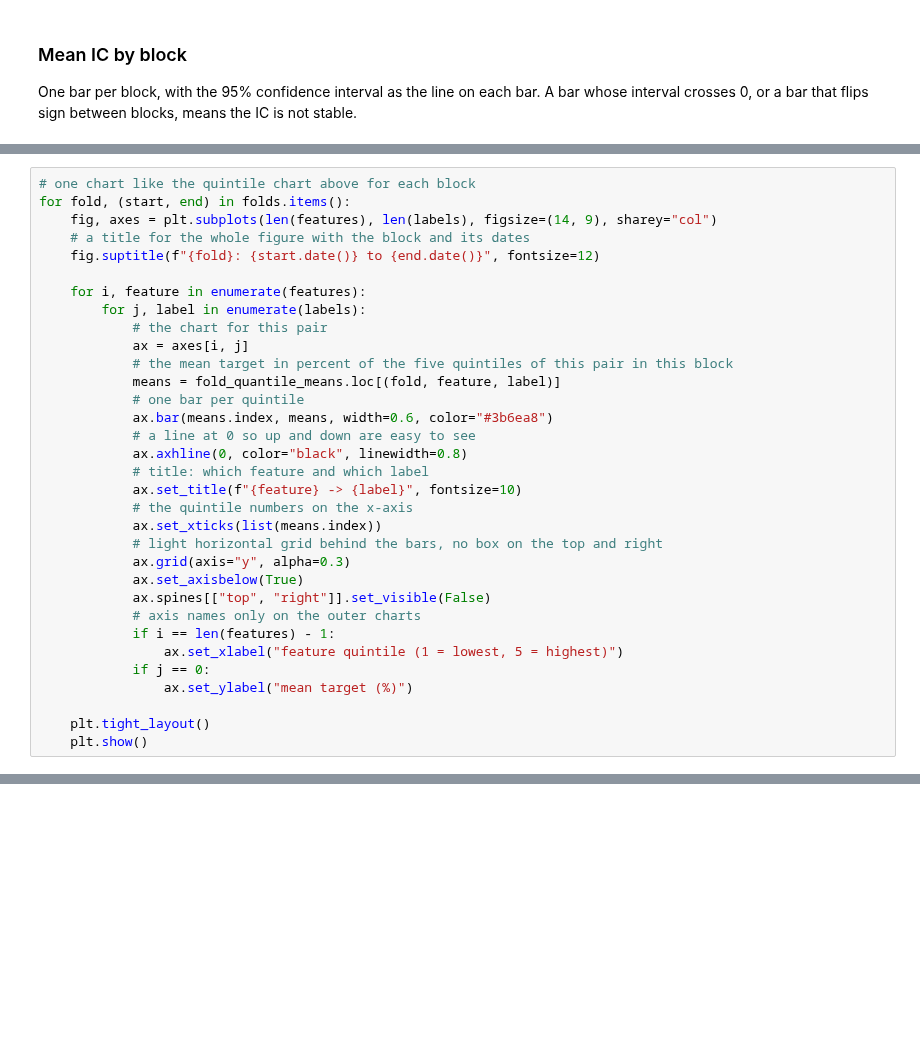
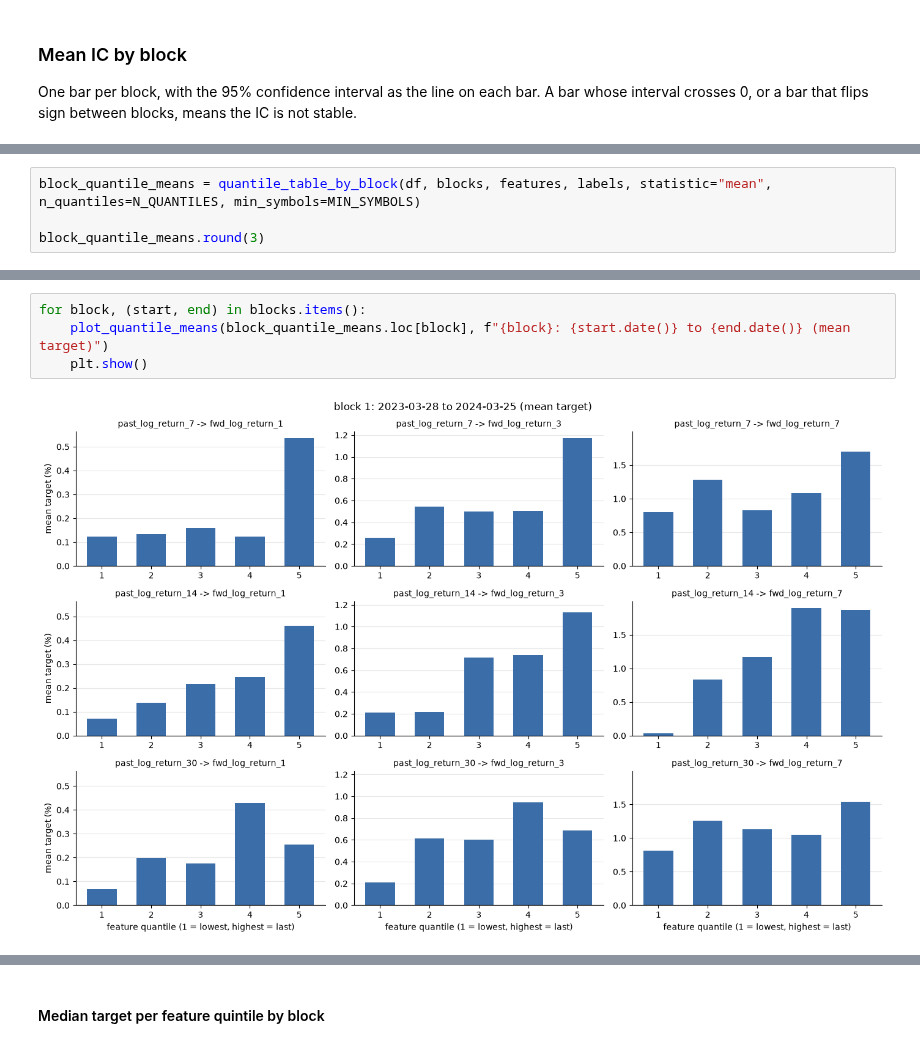
Before and after one commit to kumandgo369/wh_research, a Jupyter notebook: notebooks/case_study_1/4_feature_evaluation.ipynb, the cells around one changed output, grey strips where cells are left out. Drawn from its saved outputs; the diff is of its cells as text; blank space fills up the shorter version.

```diff
--- a/notebooks/case_study_1/4_feature_evaluation.ipynb
+++ b/notebooks/case_study_1/4_feature_evaluation.ipynb
@@ -348,33 +209,0 @@ fold_quantile_means.round(3)
-# %%
-# one chart like the quintile chart above for each block
-for fold, (start, end) in folds.items():
-    fig, axes = plt.subplots(len(features), len(labels), figsize=(14, 9), sharey="col")
-    # a title for the whole figure with the block and its dates
-    fig.suptitle(f"{fold}: {start.date()} to {end.date()}", fontsize=12)
-
-    for i, feature in enumerate(features):
-        for j, label in enumerate(labels):
-            # the chart for this pair
-            ax = axes[i, j]
-            # the mean target in percent of the five quintiles of this pair in this block
-            means = fold_quantile_means.loc[(fold, feature, label)]
-            # one bar per quintile
-            ax.bar(means.index, means, width=0.6, color="#3b6ea8")
-            # a line at 0 so up and down are easy to see
-            ax.axhline(0, color="black", linewidth=0.8)
-            # title: which feature and which label
-            ax.set_title(f"{feature} -> {label}", fontsize=10)
-            # the quintile numbers on the x-axis
-            ax.set_xticks(list(means.index))
-            # light horizontal grid behind the bars, no box on the top and right
-            ax.grid(axis="y", alpha=0.3)
-            ax.set_axisbelow(True)
-            ax.spines[["top", "right"]].set_visible(False)
-            # axis names only on the outer charts
-            if i == len(features) - 1:
-                ax.set_xlabel("feature quintile (1 = lowest, 5 = highest)")
-            if j == 0:
-                ax.set_ylabel("mean target (%)")
-
-    plt.tight_layout()
-    plt.show()
@@ -384,0 +210,4 @@ for fold, (start, end) in folds.items():
+# %%
+block_quantile_means = quantile_table_by_block(df, blocks, features, labels, statistic="mean", n_quantiles=N_QUANTILES, min_symbols=MIN_SYMBOLS)
+
+block_quantile_means.round(3)
@@ -384,0 +233,6 @@ for fold, (start, end) in folds.items():
+# %%
+for block, (start, end) in blocks.items():
+    plot_quantile_means(block_quantile_means.loc[block], f"{block}: {start.date()} to {end.date()} (mean target)")
+    plt.show()
+# %% [output]
+[figure, added]
@@ -384,0 +241,2 @@ for fold, (start, end) in folds.items():
+# %% [markdown]
+#### Median target per feature quintile by block
```
Also changed, not shown: parts of 40 cells of this notebook, 21 other files.
